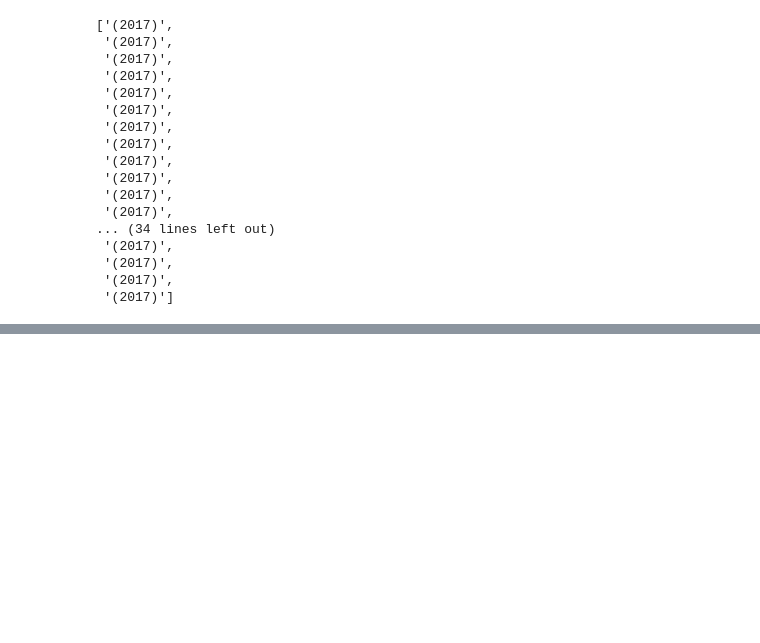
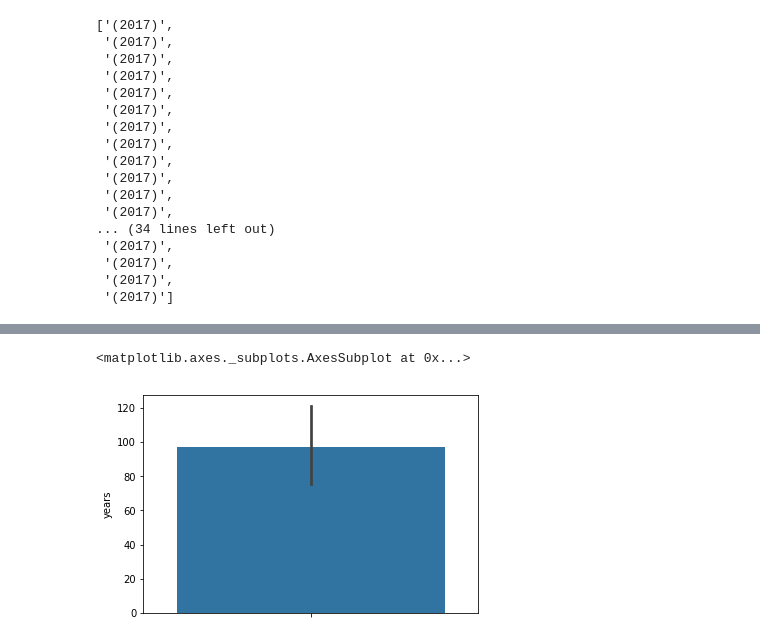
Before and after one commit to jbjornholm/Group-31-SoDa, a Jupyter notebook: Cecilie/Blandet.ipynb, the cells around one changed output, grey strips where cells are left out. Drawn from its saved outputs; the diff is of its cells as text; code cells hidden in the pictures; blank space fills up the shorter version.

```diff
--- a/Cecilie/Blandet.ipynb
+++ b/Cecilie/Blandet.ipynb
@@ -212,0 +299,5 @@ year_list
+# %%
+sns.barplot( y='years', data=taelny)
+# %% [output]
+<matplotlib.axes._subplots.AxesSubplot at 0x...>
+[figure, added]
```
Also changed, not shown: parts of 12 cells of this notebook, 1 other file.
